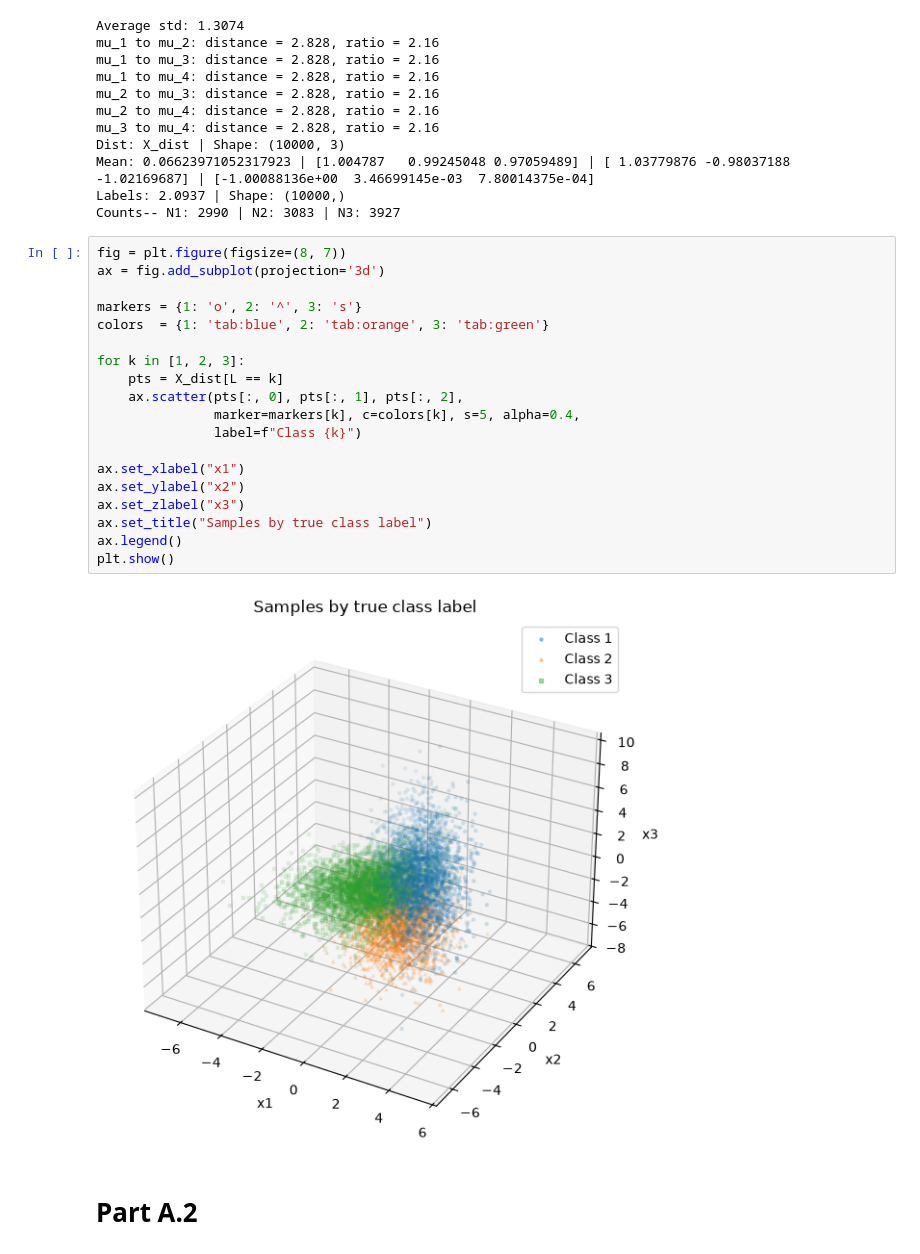
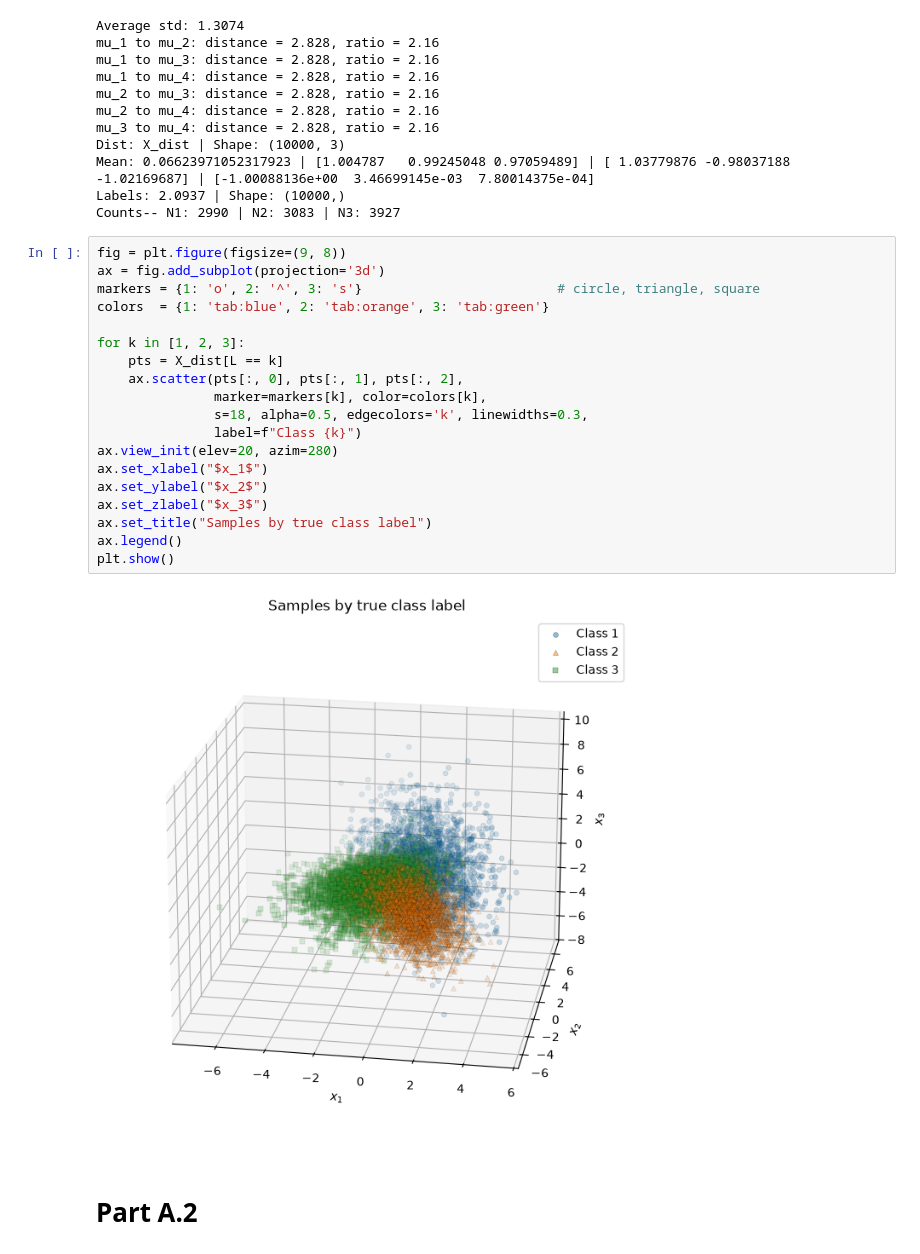
Before and after one commit to RonanEngel/EC5564_Assignments, a Jupyter notebook: Assignment_1/question_2.ipynb, the cells around one changed output. Saved outputs shown, nothing was run; the diff lists cells and outputs as text.

```diff
--- a/Assignment_1/question_2.ipynb
+++ b/Assignment_1/question_2.ipynb
@@ -100,26 +100,26 @@ Mean: 0.06623971052317923 | [1.004787   0.99245048 0.97059489] | [ 1.03779876 -0
 Labels: 2.0937 | Shape: (10000,)
 Counts-- N1: 2990 | N2: 3083 | N3: 3927
 # %%
-fig = plt.figure(figsize=(8, 7))
+fig = plt.figure(figsize=(9, 8))
 ax = fig.add_subplot(projection='3d')
-
-markers = {1: 'o', 2: '^', 3: 's'}
+markers = {1: 'o', 2: '^', 3: 's'}                         # circle, triangle, square
 colors  = {1: 'tab:blue', 2: 'tab:orange', 3: 'tab:green'}
 
 for k in [1, 2, 3]:
     pts = X_dist[L == k]
     ax.scatter(pts[:, 0], pts[:, 1], pts[:, 2],
-               marker=markers[k], c=colors[k], s=5, alpha=0.4,
+               marker=markers[k], color=colors[k],
+               s=18, alpha=0.5, edgecolors='k', linewidths=0.3,
                label=f"Class {k}")
-
-ax.set_xlabel("x1")
-ax.set_ylabel("x2")
-ax.set_zlabel("x3")
+ax.view_init(elev=20, azim=280)
+ax.set_xlabel("$x_1$")
+ax.set_ylabel("$x_2$")
+ax.set_zlabel("$x_3$")
 ax.set_title("Samples by true class label")
 ax.legend()
 plt.show()
 # %% [output]
-[figure, old version]
+[figure, new version]
 # %% [markdown]
 # Part A.2
 # %%
```
Also changed, not shown: parts of 3 cells of this notebook, 17 other files.
